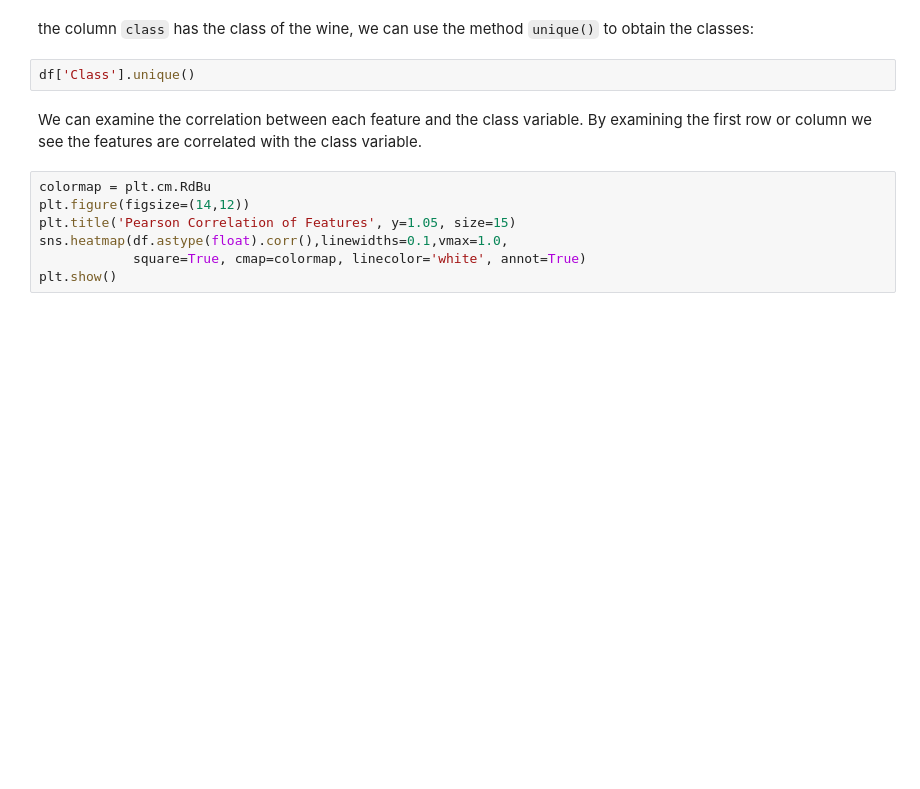
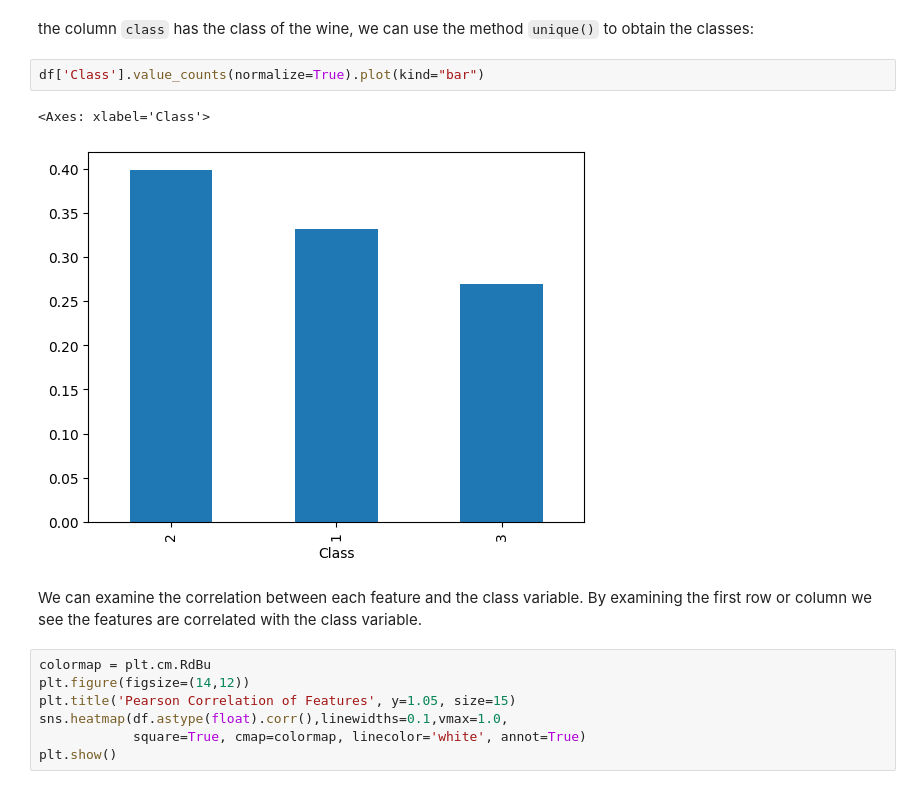
Before and after one commit to zhiyixu/ibm, a Jupyter notebook: 3.分类问题/Stackin__For_Classification_with_Python.ipynb, the cells around one changed output. Drawn from its saved outputs; the diff is of its cells as text; blank space fills up the shorter version.

```diff
--- a/3.分类问题/Stackin__For_Classification_with_Python.ipynb
+++ b/3.分类问题/Stackin__For_Classification_with_Python.ipynb
@@ -115,7 +141,10 @@ df.dtypes
 # %% [markdown]
 the column <code>class</code> has the class of the wine, we can use the method <code>unique()</code> to obtain the classes:
-# %%
-df['Class'].unique()
+# %%
+df['Class'].value_counts(normalize=True).plot(kind="bar")
+# %% [output]
+<Axes: xlabel='Class'>
+[figure, added]
 # %% [markdown]
 We can examine the correlation between each feature and the class variable. By examining the first row or column we see the features are correlated with the class variable.
 # %%
```
Also changed, not shown: parts of 26 cells of this notebook, 1 other file.
